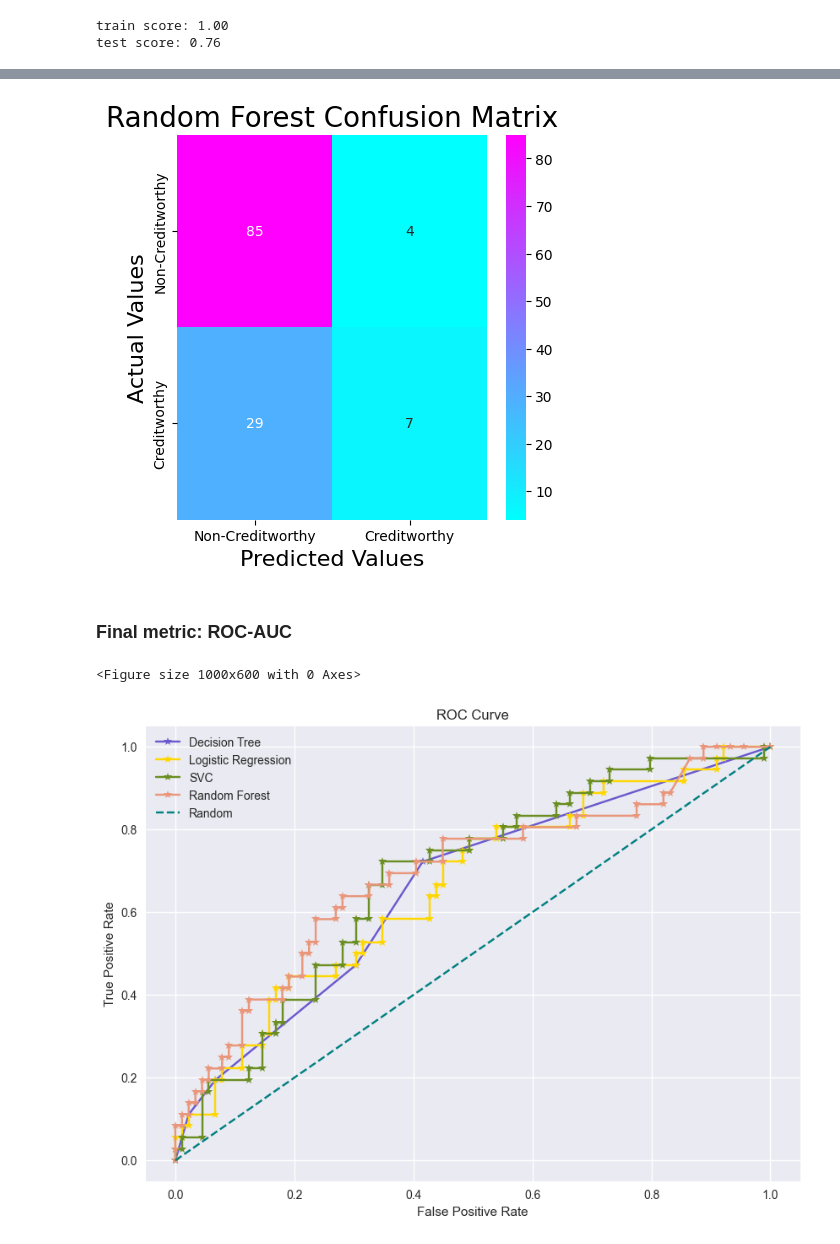
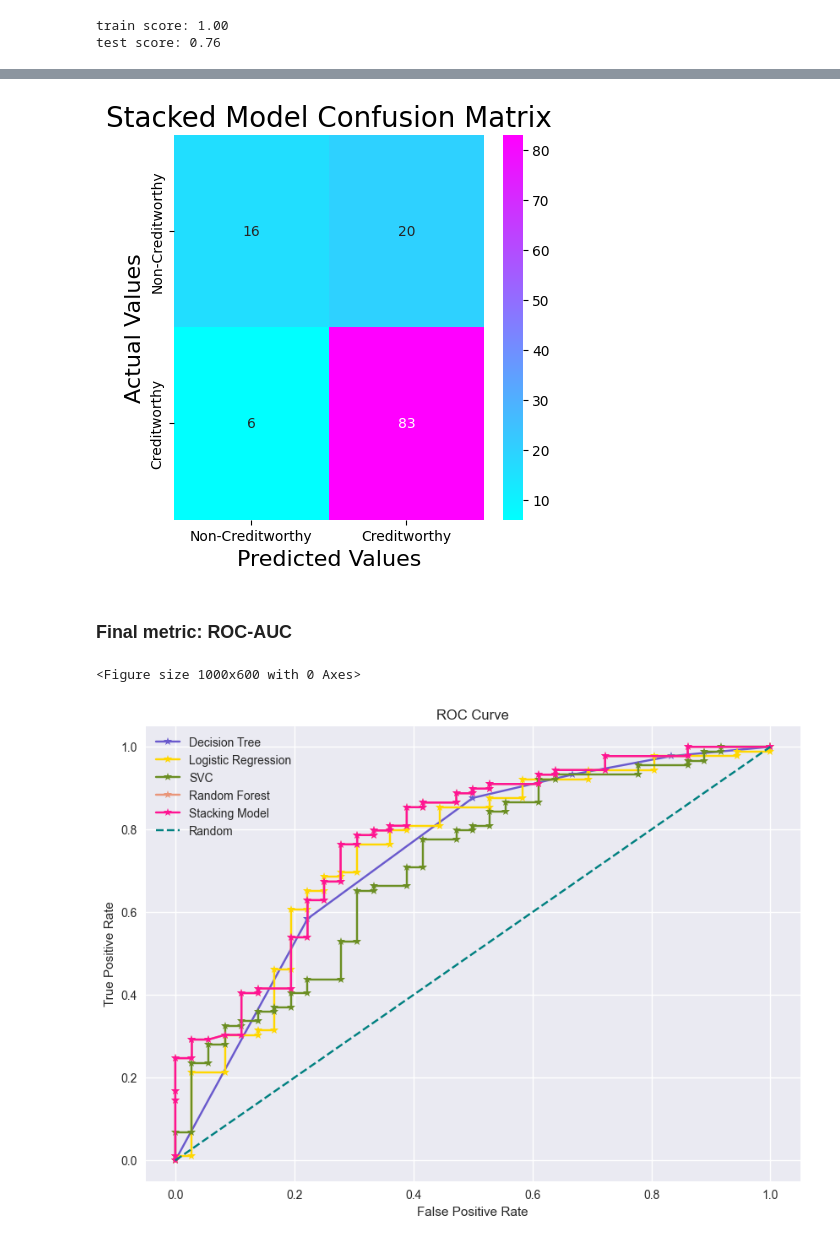
Before and after one commit to mnoragreta/Classification, a Jupyter notebook: Loan Eligibility - Creditworthiness.ipynb, the cells around one changed output, grey strips where cells are left out. Saved outputs shown, nothing was run; the diff lists cells and outputs as text; code cells hidden in the pictures.

```diff
--- a/Loan Eligibility - Creditworthiness.ipynb
+++ b/Loan Eligibility - Creditworthiness.ipynb
@@ -480,0 +605,10 @@ test score: 0.74
+# %%
+meta_model = RandomForestClassifier(n_estimators=100, max_depth=None, min_samples_leaf=4, min_samples_split=2, max_features=10,max_leaf_nodes=5,random_state=42)
+# %%
+stacking_model = StackingClassifier(
+    estimators=base_models,
+    final_estimator=meta_model,
+    cv=5
+)
+# %%
+stacking_model.fit(X_train, y_train)
@@ -480,0 +630,2 @@ test score: 0.74
+# %%
+y_pred_stack = stacking_model.predict(X_test)
@@ -497,18 +652,18 @@ plt.show()
 # %%
-confusion = confusion_matrix(y_test, rfc_ypred)
+confusion = confusion_matrix(y_test, y_pred_stack )
 plt.figure(figsize=(5,5))
 
 sns.heatmap(confusion, annot=True, fmt='d', cmap='cool',
             xticklabels=['Non-Creditworthy', 'Creditworthy'],
             yticklabels=['Non-Creditworthy', 'Creditworthy'])
 
-plt.title('Random Forest Confusion Matrix', fontsize=20)
+plt.title('Stacked Model Confusion Matrix', fontsize=20)
 plt.xlabel('Predicted Values', fontsize=16)
 plt.ylabel('Actual Values', fontsize=16)
 
 plt.show()
 # %% [output]
-[figure, old version]
+[figure, new version]
 # %% [markdown]
 ### Final metric: ROC-AUC
 # %%
@@ -534,6 +691,7 @@ plt.plot(fpr1, tpr1, marker='*', color='slateblue', label='Decision Tree')
 plt.plot(fpr2, tpr2, marker='*', color='gold', label='Logistic Regression')
 plt.plot(fpr3, tpr3, marker='*', color='olivedrab',  label='SVC')
 plt.plot(fpr4, tpr4, marker='*', color='darksalmon', label='Random Forest')
+plt.plot(fpr5, tpr5, marker='*', color='deeppink', label='Stacking Model')
 plt.plot(p_fpr, p_tpr, linestyle='--', color='teal', label='Random')
 
 plt.xlabel('False Positive Rate')
@@ -543,7 +701,7 @@ plt.legend()
 plt.show()
 # %% [output]
 <Figure size 1000x600 with 0 Axes>
-[figure, old version]
+[figure, new version]
 # %%
 fpr1, tpr1, _ = roc_curve(y_test, pred_prob_dct[:, 1], pos_label=1)
 fpr2, tpr2, _ = roc_curve(y_test, pred_prob_lgr[:, 1], pos_label=1)
```
Also changed, not shown: parts of 85 cells of this notebook.
